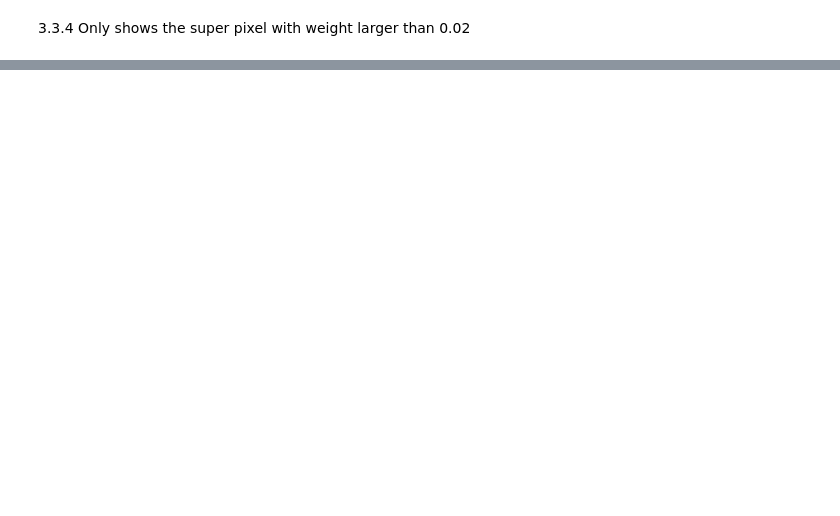
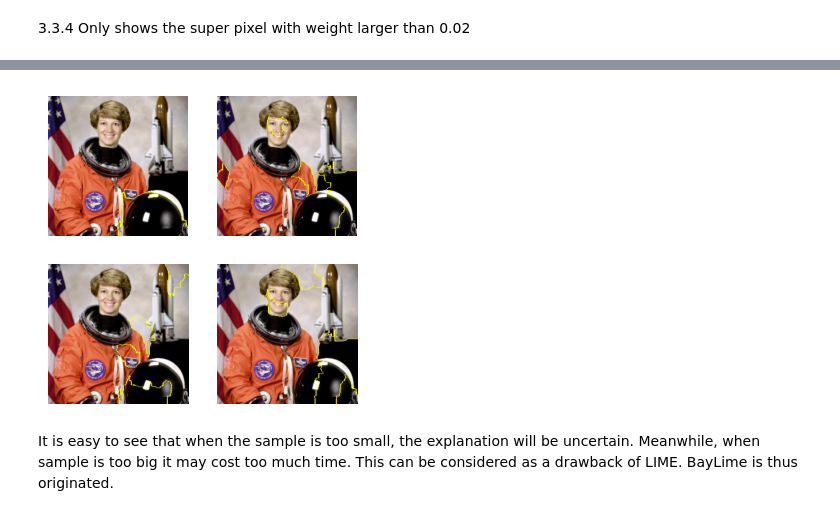
Before and after one commit to finnik74/LIME-demo, a Jupyter notebook: LIME_demo.ipynb, the cells around one changed output, grey strips where cells are left out. Drawn from its saved outputs; the diff is of its cells as text; code cells hidden in the pictures; blank space fills up the shorter version.

Commit message:
lime-demo

```diff
--- a/LIME_demo.ipynb
+++ b/LIME_demo.ipynb
@@ -177,0 +192,28 @@ plt.show()
+# %%
+explanation1 = explainer.explain_instance(x, inet_model.predict,num_samples=50)
+explanation2 = explainer.explain_instance(x, inet_model.predict,num_samples=50)
+explanation3 = explainer.explain_instance(x, inet_model.predict,num_samples=50)
+explanation4 = explainer.explain_instance(x, inet_model.predict,num_samples=50)
+
+temp1, mask1 = explanation1.get_image_and_mask(explanation1.top_labels[0])
+temp2, mask2 = explanation2.get_image_and_mask(explanation2.top_labels[0])
+temp3, mask3 = explanation3.get_image_and_mask(explanation3.top_labels[0])
+temp4, mask4 = explanation4.get_image_and_mask(explanation4.top_labels[0])
+
+fig, ax = plt.subplots(2, 2, figsize=(4, 4))
+
+ax[0,0].imshow(mark_boundaries(temp1, mask1))
+ax[0,1].imshow(mark_boundaries(temp2, mask2))
+ax[1,0].imshow(mark_boundaries(temp3, mask3))
+ax[1,1].imshow(mark_boundaries(temp4, mask4))
+
+for a in ax.ravel():
+    a.set_axis_off()
+
+plt.show()
+# %% [output]
+[figure, added]
+# %% [markdown]
+It is easy to see that when the sample is too small, the explanation will be uncertain. Meanwhile,
+when sample is too big it may cost too much time. This can be considered as a drawback of LIME.
+BayLime is thus originated.
```
Also changed, not shown: parts of 10 cells of this notebook.
